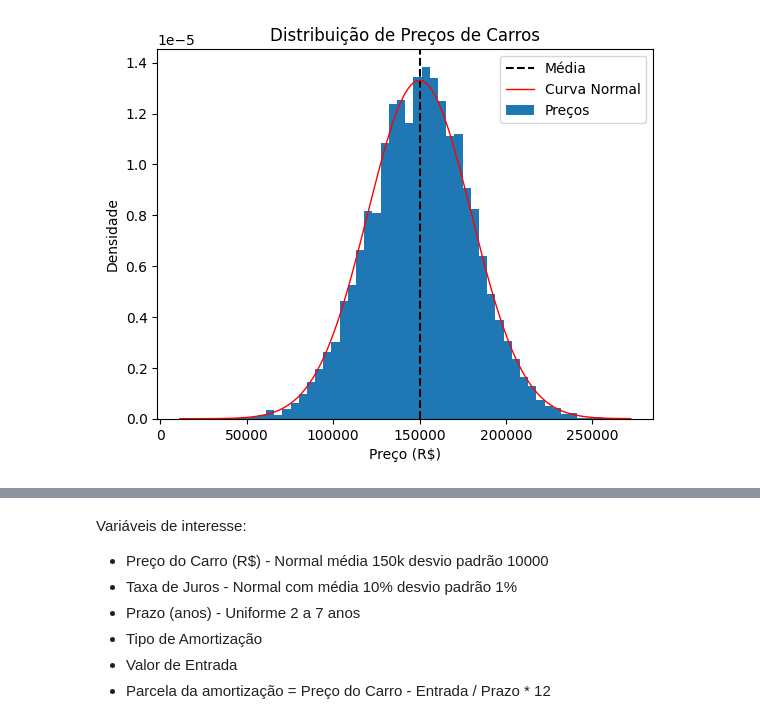
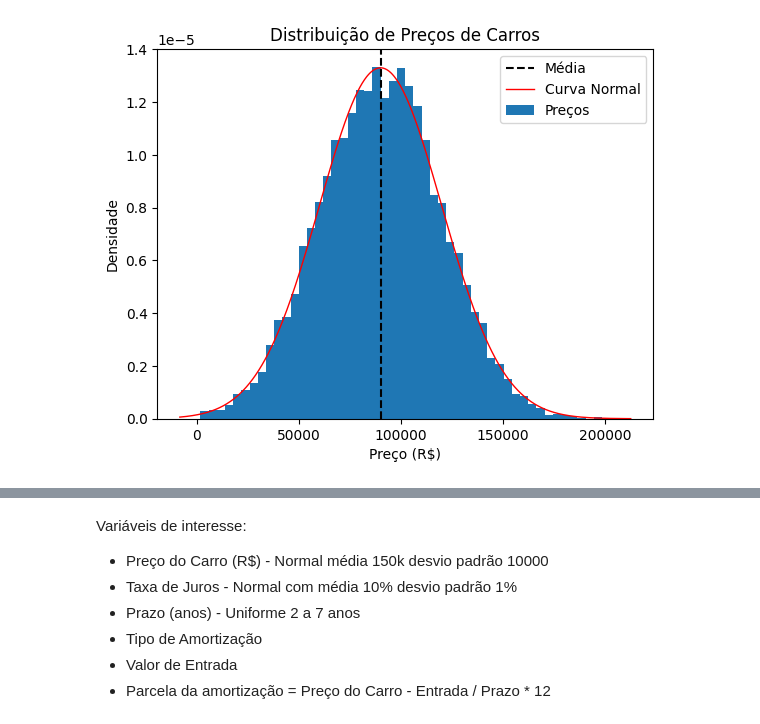
Before and after one commit to LuizAlbino/monte-carlo-car-price, a Jupyter notebook: monte-carlo-car-price.ipynb, the cells around one changed output, grey strips where cells are left out. Drawn from its saved outputs; the diff is of its cells as text; code cells hidden in the pictures.

```diff
--- a/monte-carlo-car-price.ipynb
+++ b/monte-carlo-car-price.ipynb
@@ -5,31 +5,41 @@ from scipy.stats import norm
 # %%
 #Criando as variáveis de interesse
 
 #Preço médio do carro Fonte: https://www.infomoney.com.br/consumo/preco-medio-do-carro-0km-chega-a-r-1514-mil-no-brasil-como-fazer-uma-boa-compra/
 
 #Criticar post -> falta de acesso na tabela FIPE https://veiculos.fipe.org.br/
 
-price_mean = 150000 #BRL
+price_mean = 90000 #BRL
 price_std = 30000 #BRL
 
-price = np.random.normal(price_mean, price_std, 10000)
+#Limitar a distribuição truncada
+lower = 1 #apenas maiores ou igual que 1
+upper = np.inf #infinito
+
+a = (lower - price_mean) / price_std
+b = (upper - price_mean) / price_std
+
+#Gera a distribuição truncada
+price = truncnorm.rvs(a ,b ,loc=price_mean, scale=price_std, size=10000)
+
+#price = np.random.normal(price_mean, price_std, 10000)
 plt.hist(price, bins=50, density=True)
 
 xmin, xmax = plt.xlim() # Obtém os limites do eixo x do histograma
 x = np.linspace(xmin, xmax, 1000) # Cria um intervalo de valores para a curva
 p = norm.pdf(x, price_mean, price_std) # Calcula a PDF da curva normal
 
 plt.axvline(price_mean, color='k', linestyle='--', label='Média')
 plt.plot(x, p, 'r', linewidth=1) # Plota a curva em vermelho com espessura 2
 
 
 plt.title('Distribuição de Preços de Carros')
 plt.legend(['Média','Curva Normal', 'Preços'])
 plt.xlabel('Preço (R$)')
 plt.ylabel('Densidade')
 plt.show()
 # %% [output]
-[figure, old version]
+[figure, new version]
 # %%
 tax_mean = 10 #%
 tax_std = 1 #%
```
Also changed, not shown: parts of 10 cells of this notebook.
